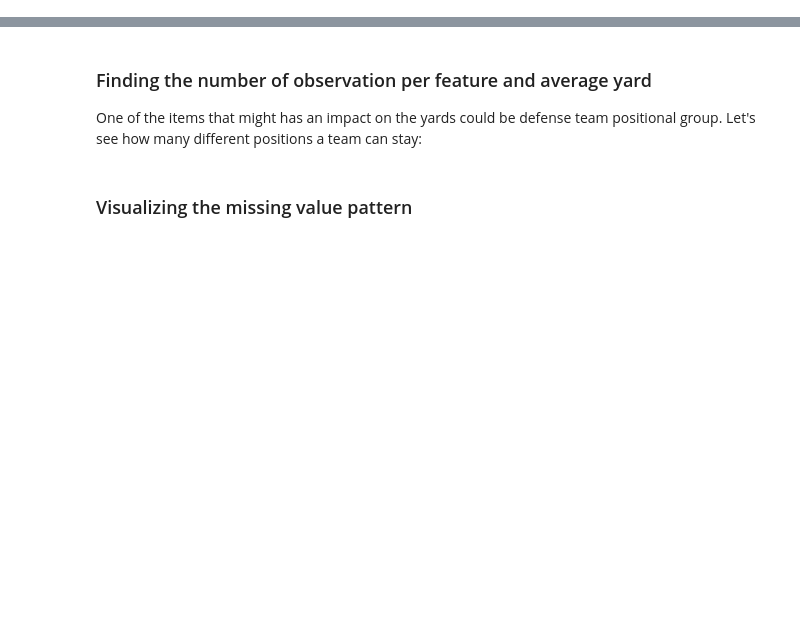
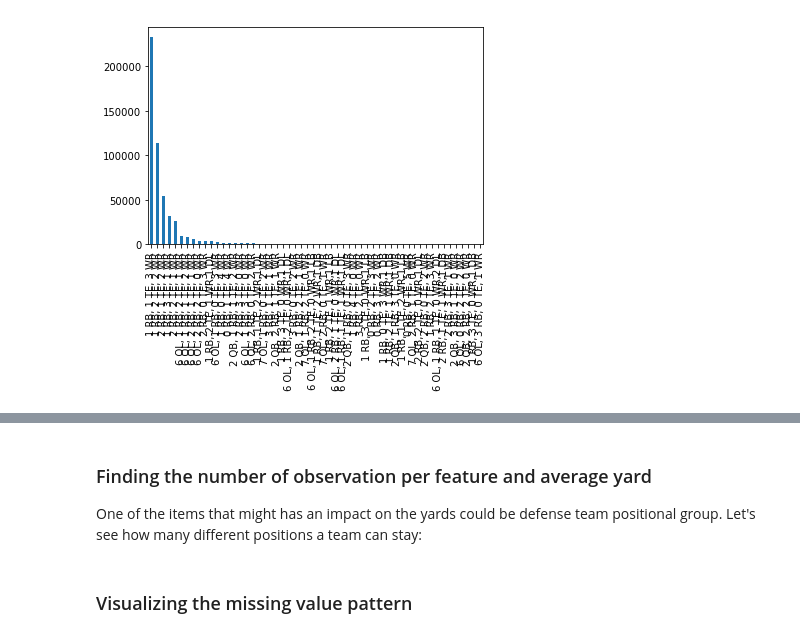
Before and after one commit to ejahanpour/NFL_prediction_Repo, a Jupyter notebook: models/understanding_data.ipynb, the cells around one changed output, grey strips where cells are left out. Cells and saved outputs as stored; diff of their text form; code cells hidden in the pictures; blank space fills up the shorter version.

```diff
--- a/models/understanding_data.ipynb
+++ b/models/understanding_data.ipynb
@@ -31,0 +115,5 @@ WindDirection                                 SW                        SW
+# %%
+dataset.OffensePersonnel.value_counts().plot('bar')
+plt.show()
+# %% [output]
+[figure, added]
```
Also changed, not shown: parts of 12 cells of this notebook, 2 other files.
